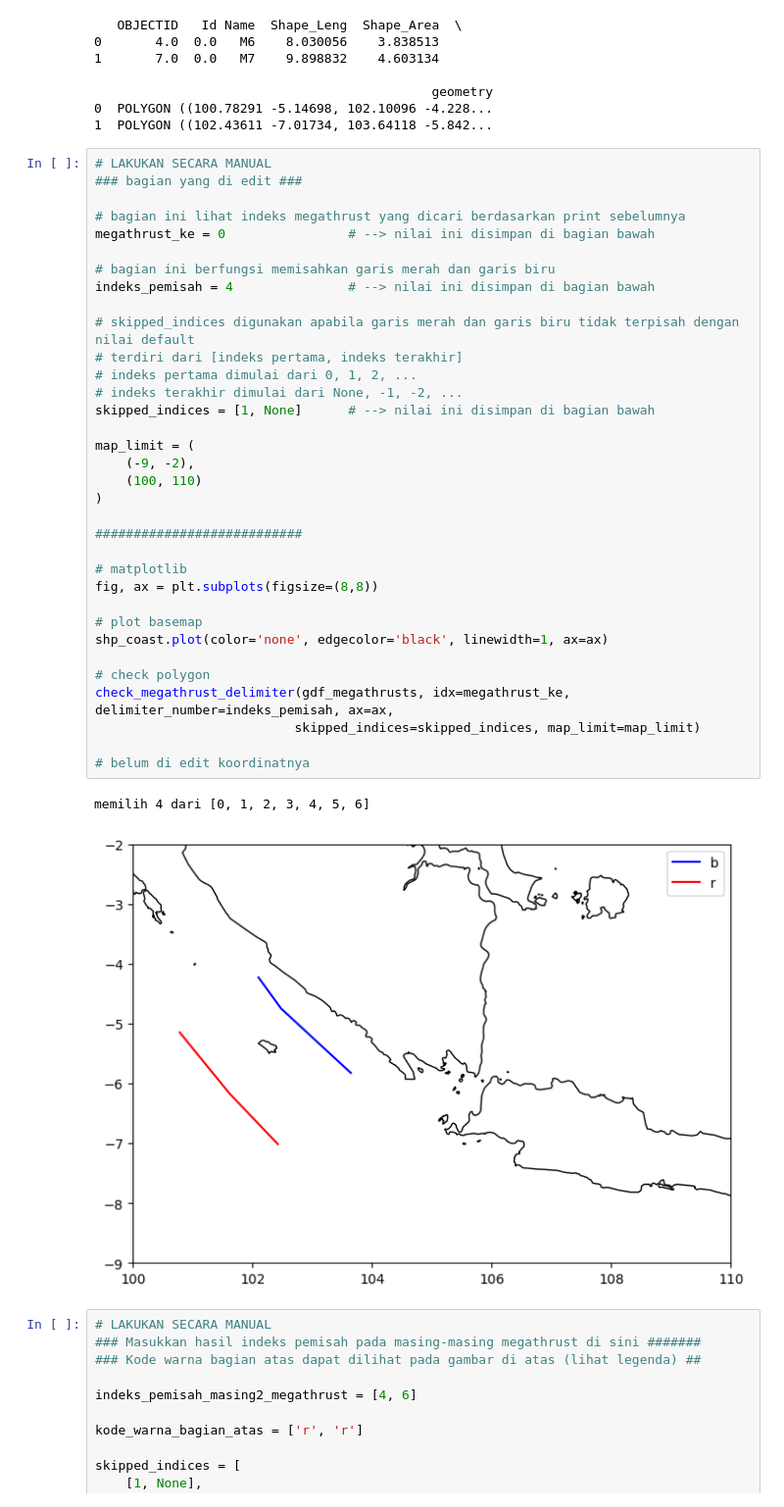
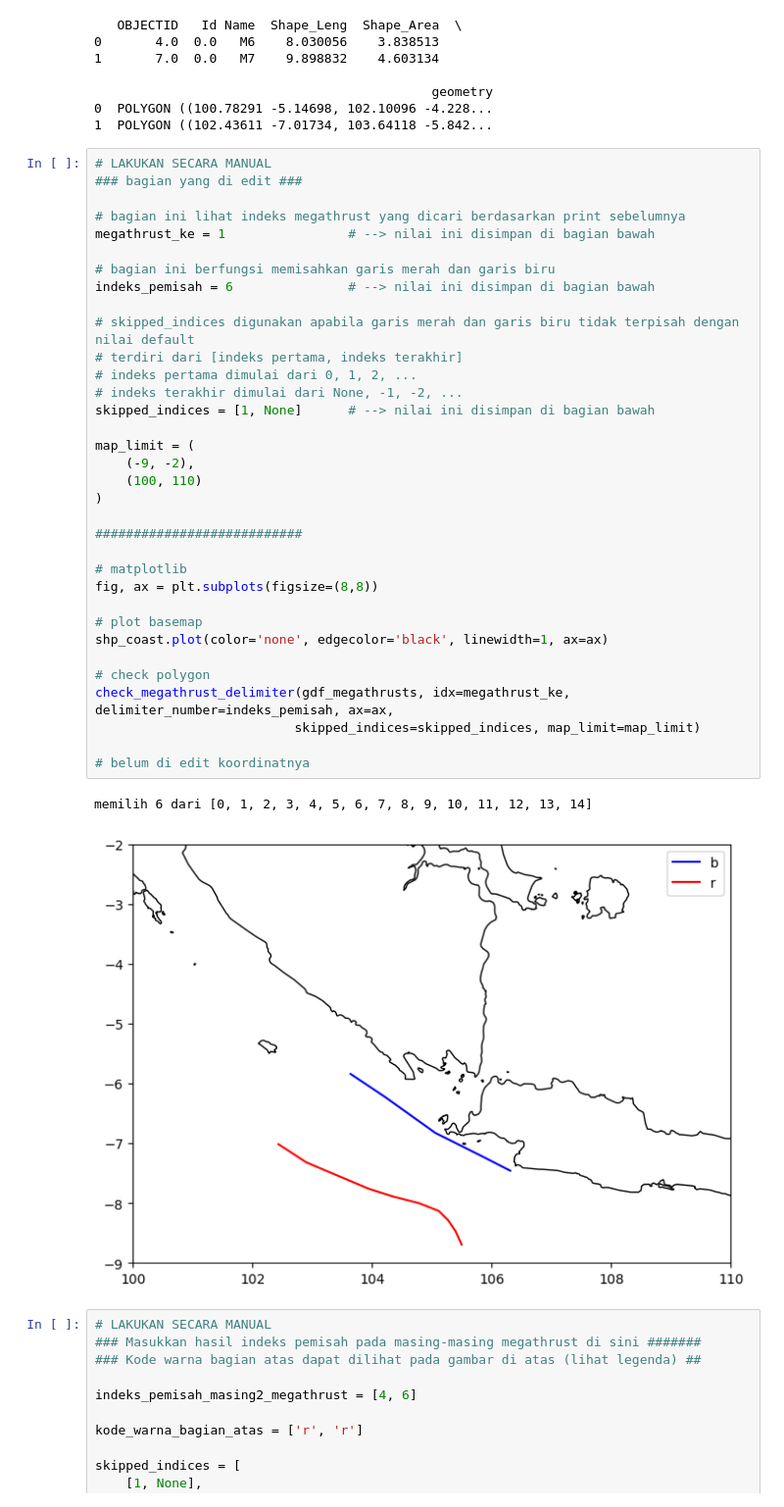
Before and after one commit to yudhastyawan/Seismologi-Teknik-OQ, a Jupyter notebook: OQ003_geometri_sumber_gempa.ipynb, the cells around one changed output. Shown: that part at 98% size. Cells and saved outputs as stored; diff of their text form.

```diff
--- a/OQ003_geometri_sumber_gempa.ipynb
+++ b/OQ003_geometri_sumber_gempa.ipynb
@@ -136,38 +136,38 @@ print(gdf_megathrusts)
 ### bagian yang di edit ###
 
 # bagian ini lihat indeks megathrust yang dicari berdasarkan print sebelumnya
-megathrust_ke = 0                # --> nilai ini disimpan di bagian bawah
+megathrust_ke = 1                # --> nilai ini disimpan di bagian bawah
 
 # bagian ini berfungsi memisahkan garis merah dan garis biru
-indeks_pemisah = 4               # --> nilai ini disimpan di bagian bawah
+indeks_pemisah = 6               # --> nilai ini disimpan di bagian bawah
 
 # skipped_indices digunakan apabila garis merah dan garis biru tidak terpisah dengan nilai default
 # terdiri dari [indeks pertama, indeks terakhir]
 # indeks pertama dimulai dari 0, 1, 2, ...
 # indeks terakhir dimulai dari None, -1, -2, ...
 skipped_indices = [1, None]      # --> nilai ini disimpan di bagian bawah
 
 map_limit = (
     (-9, -2),
     (100, 110)
 )
 
 ###########################
 
 # matplotlib
 fig, ax = plt.subplots(figsize=(8,8))
 
 # plot basemap
 shp_coast.plot(color='none', edgecolor='black', linewidth=1, ax=ax)
 
 # check polygon
 check_megathrust_delimiter(gdf_megathrusts, idx=megathrust_ke, delimiter_number=indeks_pemisah, ax=ax,
                           skipped_indices=skipped_indices, map_limit=map_limit)
 
 # belum di edit koordinatnya
 # %% [output]
-memilih 4 dari [0, 1, 2, 3, 4, 5, 6]
+memilih 6 dari [0, 1, 2, 3, 4, 5, 6, 7, 8, 9, 10, 11, 12, 13, 14]
-[figure, old version]
+[figure, new version]
 # %%
 # LAKUKAN SECARA MANUAL
 ### Masukkan hasil indeks pemisah pada masing-masing megathrust di sini #######
```
Also changed, not shown: parts of 2 cells of this notebook, 3 other files.
